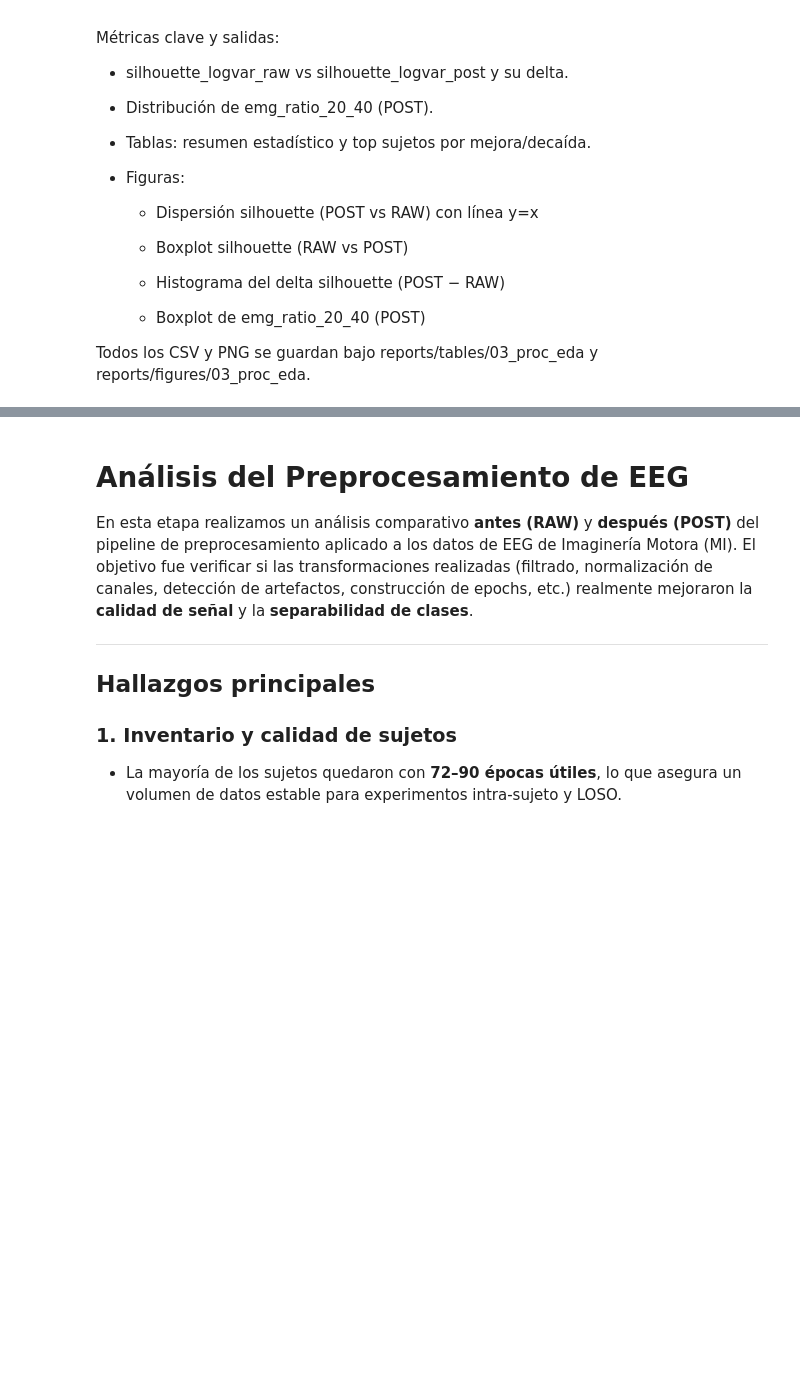
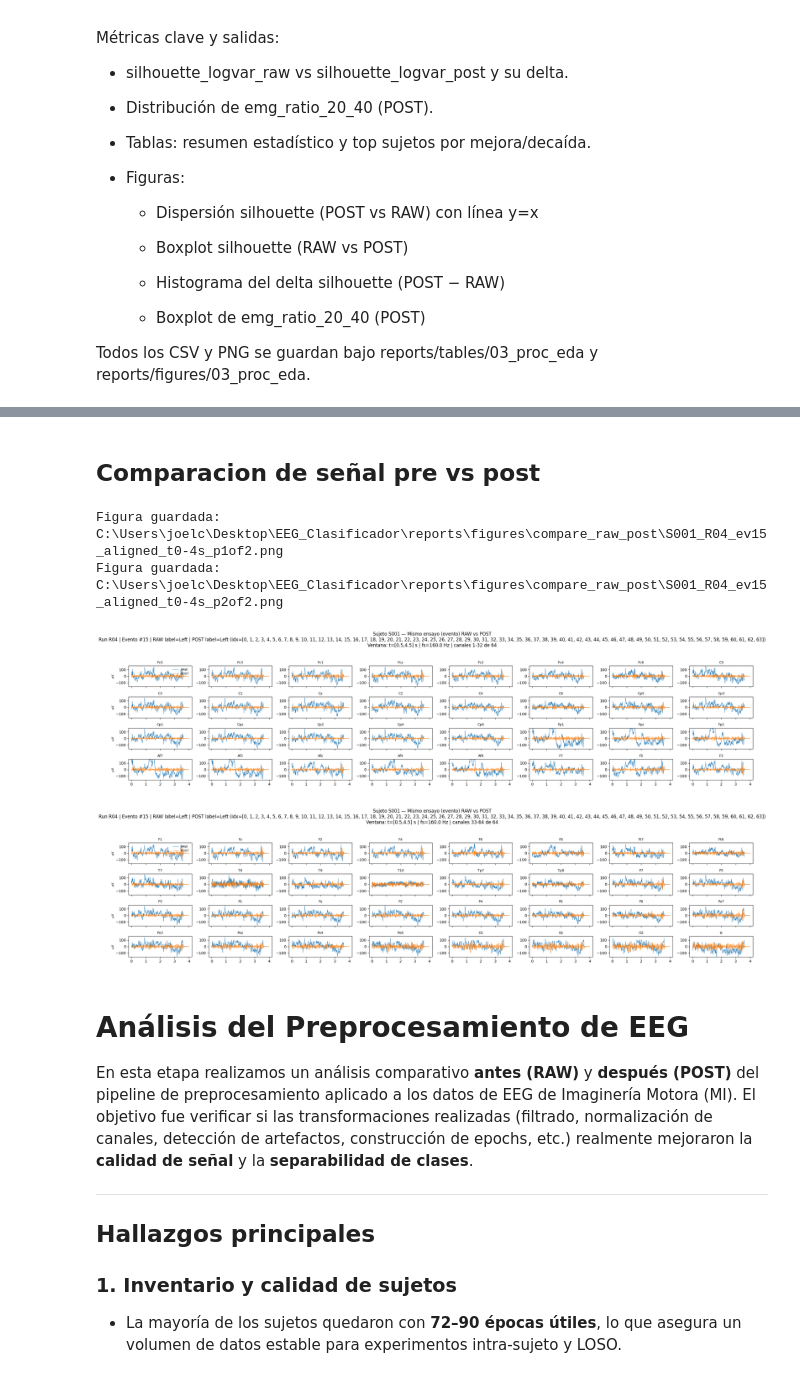
Before and after one commit to JACS002/EEG_Clasificador, a Jupyter notebook: notebooks/03_exploracion_prepro.ipynb, the cells around one changed output, grey strips where cells are left out. Saved outputs shown, nothing was run; the diff lists cells and outputs as text; code cells hidden in the pictures; blank space fills up the shorter version.

```diff
--- a/notebooks/03_exploracion_prepro.ipynb
+++ b/notebooks/03_exploracion_prepro.ipynb
@@ -627,0 +680,2 @@ Figura guardada: C:\Users\joelc\Desktop\eeg2\reports\figures\03_proc_eda\cmp_n_e
+# %% [markdown]
+## Comparacion de señal pre vs post
@@ -628,3 +981,17 @@ Figura guardada: C:\Users\joelc\Desktop\eeg2\reports\figures\03_proc_eda\cmp_n_e
+# %%
+# Ejemplo: sujeto 1, run R04 (LR), evento #0 (el primer trial del run)
+_ = plot_all_channels_raw_vs_post_aligned(
+        subject_id='1',   # o 'S001'
+        run=4,            # 4, 8, 12 para LR | 6, 10, 14 para OF
+        event_index=14,    # 0 = primer trial del run
+        tmin=0.5, tmax=4.5,
+        n_cols=8, page_size=32,
+        share_ylim=True, save=True)
+# %% [output]
+Figura guardada: C:\Users\joelc\Desktop\EEG_Clasificador\reports\figures\compare_raw_post\S001_R04_ev15_aligned_t0-4s_p1of2.png
+Figura guardada: C:\Users\joelc\Desktop\EEG_Clasificador\reports\figures\compare_raw_post\S001_R04_ev15_aligned_t0-4s_p2of2.png
+[figure, added]
+[figure, added]
 # %% [markdown]
 # Análisis del Preprocesamiento de EEG
 
```
Also changed, not shown: parts of 7 cells of this notebook, 44 other files.
